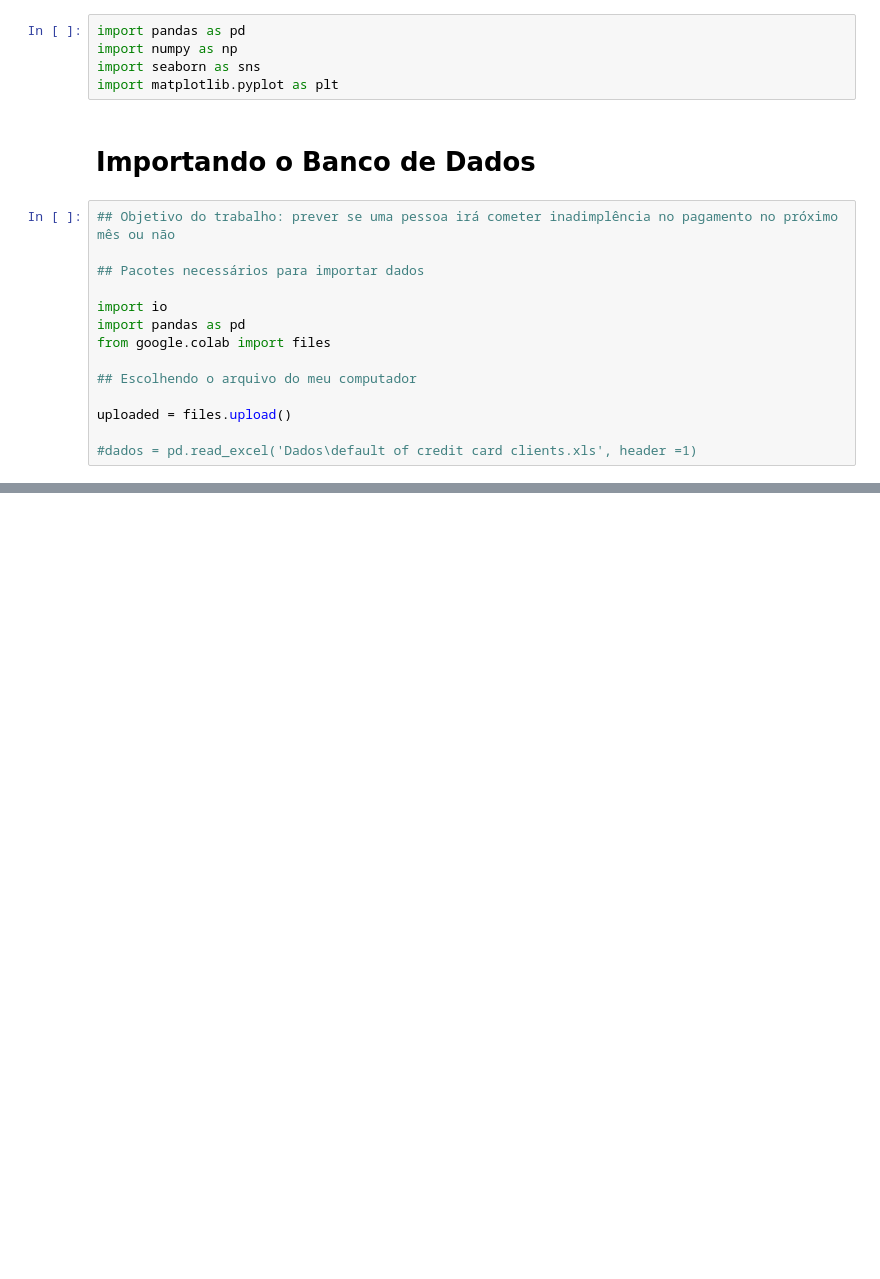
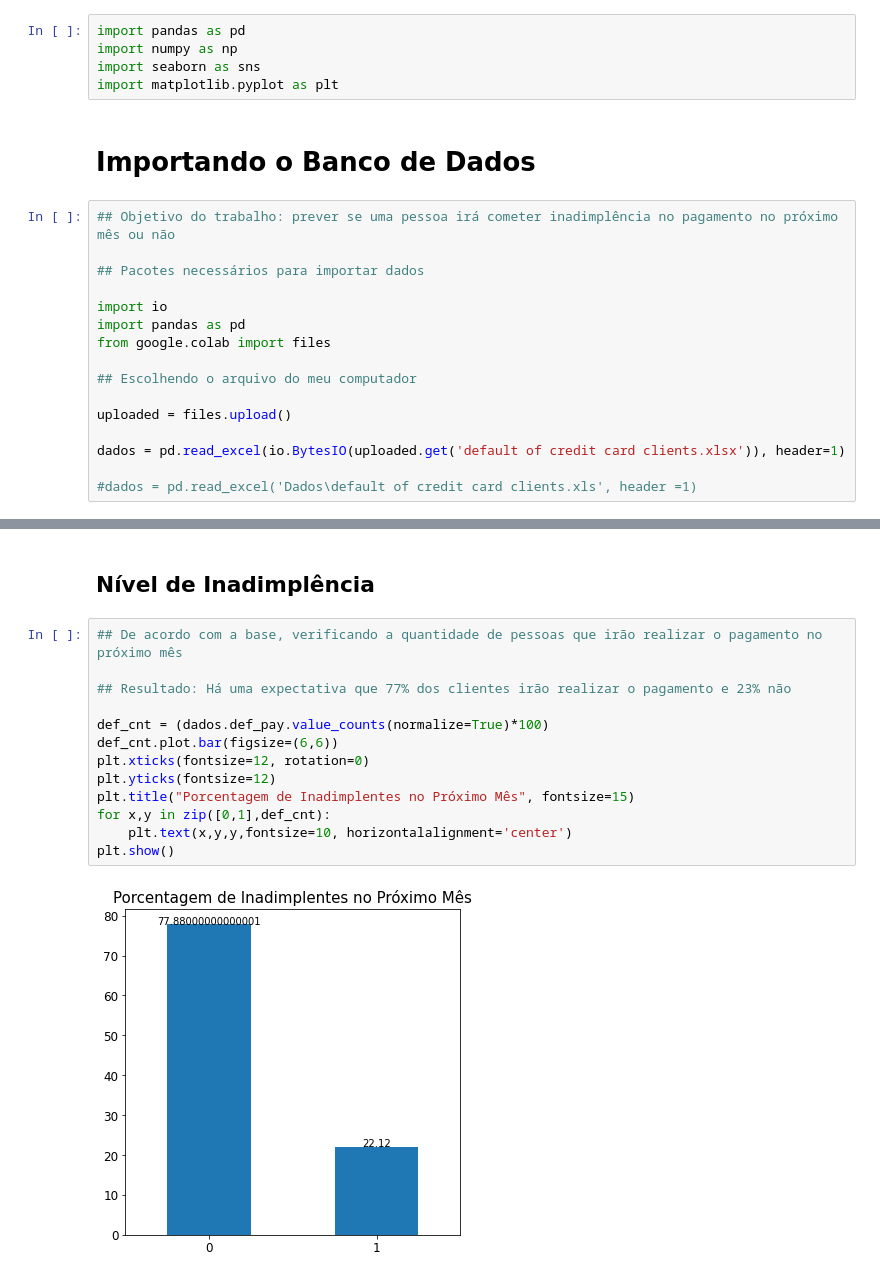
Before and after one commit to Anna-Eloyr/LabEst2021.1, a Jupyter notebook: 1_importacao_dados.ipynb, the cells around one changed output, grey strips where cells are left out. Saved outputs shown, nothing was run; the diff lists cells and outputs as text; blank space fills up the shorter version.

```diff
--- a/1_importacao_dados.ipynb
+++ b/1_importacao_dados.ipynb
@@ -18,6 +20,8 @@ from google.colab import files
 
 uploaded = files.upload()
 
+dados = pd.read_excel(io.BytesIO(uploaded.get('default of credit card clients.xlsx')), header=1)
+
 #dados = pd.read_excel('Dados\default of credit card clients.xls', header =1)
 # %% [output]
 [interactive output not drawn]
@@ -38 +100,18 @@ Estão codificadas da seguinte maneira:
+# %% [markdown]
+## Nível de Inadimplência
+# %%
+## De acordo com a base, verificando a quantidade de pessoas que irão realizar o pagamento no próximo mês
+
+## Resultado: Há uma expectativa que 77% dos clientes irão realizar o pagamento e 23% não
+
+def_cnt = (dados.def_pay.value_counts(normalize=True)*100)
+def_cnt.plot.bar(figsize=(6,6))
+plt.xticks(fontsize=12, rotation=0)
+plt.yticks(fontsize=12)
+plt.title("Porcentagem de Inadimplentes no Próximo Mês", fontsize=15)
+for x,y in zip([0,1],def_cnt):
+    plt.text(x,y,y,fontsize=10, horizontalalignment='center')
+plt.show()
+# %% [output]
+[figure, added]
 # %%
```
Also changed, not shown: parts of 32 cells of this notebook.
